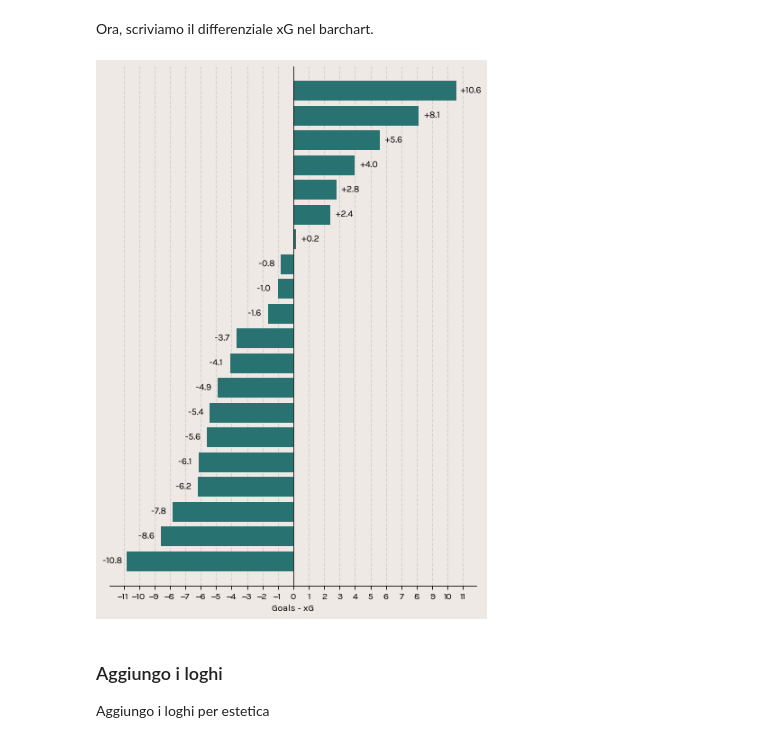
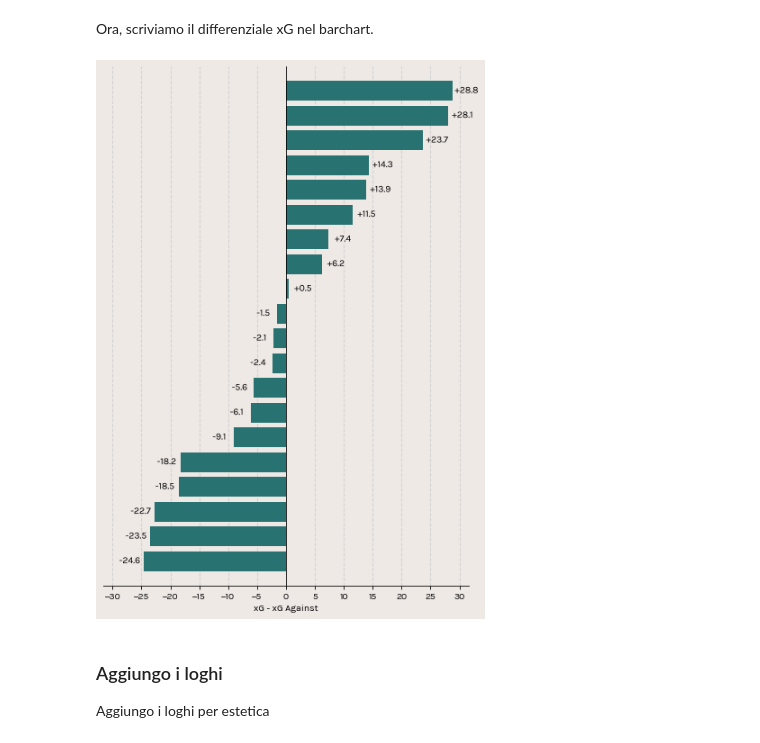
Before and after one commit to Weinsz/SciViz-SerieA-2022-23, a Jupyter notebook: Grafici/Differenziale xG e xGA.ipynb, the cells around one changed output. Saved outputs shown, nothing was run; the diff lists cells and outputs as text; code cells hidden in the pictures.

```diff
--- a/Grafici/Differenziale xG e xGA.ipynb
+++ b/Grafici/Differenziale xG e xGA.ipynb
@@ -15,7 +15,7 @@ import urllib
 import os
 import math
 # %%
-font_path = "../assets/fonts"
+font_path = "assets/fonts/"
 for x in os.listdir(font_path):
     for y in os.listdir(f"{font_path}/{x}"):
         if y.split(".")[-1] == "ttf":
@@ -25,7 +25,7 @@ for x in os.listdir(font_path):
             except Exception:
                 continue
 
-plt.style.use("../assets/stylesheets/soc_base.mplstyle")
+plt.style.use("assets/stylesheets/soc_base.mplstyle")
 # %% [markdown]
 ## Leggere il dataframe
 # %%
@@ -74,14 +74,14 @@ To make our viz more stylish, we perform the following steps:
 * Aggiungo le gridlines.
 * Linea in mezzo
 # %%
-fig = plt.figure(figsize=(15,10), dpi=75)
+fig = plt.figure(figsize=(7,10), dpi=75)
+
+ax.barh(df.index, df['xG-xGA'])
 ax = plt.subplot()
 # -- Axes settings --------------------------------
 ax.spines['left'].set_visible(False)
 ax.grid(ls='--', lw=1, color='lightgrey', axis='x')
 ax.yaxis.set_ticks([])
-# -- Hatches --------------------------------------
-plt.rcParams['hatch.linewidth'] = 0.75
 # -- Axes limits and tick positions ---------------
 # Ensure symmetrical limits on the x-axis
 max_ = max(abs(df['xG-xGA'].min()), df['xG-xGA'].max())
@@ -89,7 +89,7 @@ max_ = max(abs(df['xG-xGA'].min()), df['xG-xGA'].max())
 max_ = max_*(1.05)
 ax.set_xlim(-max_, max_)
 ax.set_ylim(-1, df.shape[0])
-ax.xaxis.set_major_locator(ticker.MultipleLocator(1))
+ax.xaxis.set_major_locator(ticker.MultipleLocator(5))
 # -- Bar Chart -------------------------------------
 ax.barh(
     df.index, df['xG-xGA'],
@@ -119,50 +119,50 @@ ax.yaxis.set_ticks([])
 plt.rcParams['hatch.linewidth'] = 0.75
 # -- Axes limits and tick positions ---------------
 # Ensure symmetrical limits on the x-axis
-max_ = max(abs(df['G-xG'].min()), df['G-xG'].max())
+max_ = max(abs(df['xG-xGA'].min()), df['xG-xGA'].max())
 # Add 10% margin of the limit to the x-axis
 max_ = max_*(1.1)
 ax.set_xlim(-max_, max_)
 ax.set_ylim(-1, df.shape[0])
-ax.xaxis.set_major_locator(ticker.MultipleLocator(1))
-ax.set_xlabel('Goals - xG', size=10)
+ax.xaxis.set_major_locator(ticker.MultipleLocator(5))
+ax.set_xlabel('xG - xG Against', size=10)
 # -- Bar Chart -------------------------------------
 ax.barh(
-    df.index, df['G-xG'],
+    df.index, df['xG-xGA'],
     zorder=3
 )
 ax.plot(
     [0,0],
     [ax.get_ylim()[0], ax.get_ylim()[1]],
     color='black',
     lw=.75,
     zorder=3
 )
 # -- Annotations -----------------------------------
-for index, x in enumerate(df['G-xG']):
+for index, x in enumerate(df['xG-xGA']):
     if x < 0:
         sign_offset = -1
         sign_text = ''
     else:
         sign_offset = 1
         sign_text = '+'
     text_ = ax.annotate(
         xy=(x, index),
         xytext=(sign_offset*15,0),
         text=f'{sign_text}{x:.1f}',
         ha='center',
         va='center',
         textcoords='offset points'
     )
     text_.set_path_effects([
         path_effects.Stroke(
             linewidth=2,
             foreground='#efe9e6'
         ),
         path_effects.Normal()
     ])
 # %% [output]
-[figure, old version]
+[figure, new version]
 # %% [markdown]
 ### Aggiungo i loghi
 
```
Also changed, not shown: parts of 4 cells of this notebook, 32 other files.
